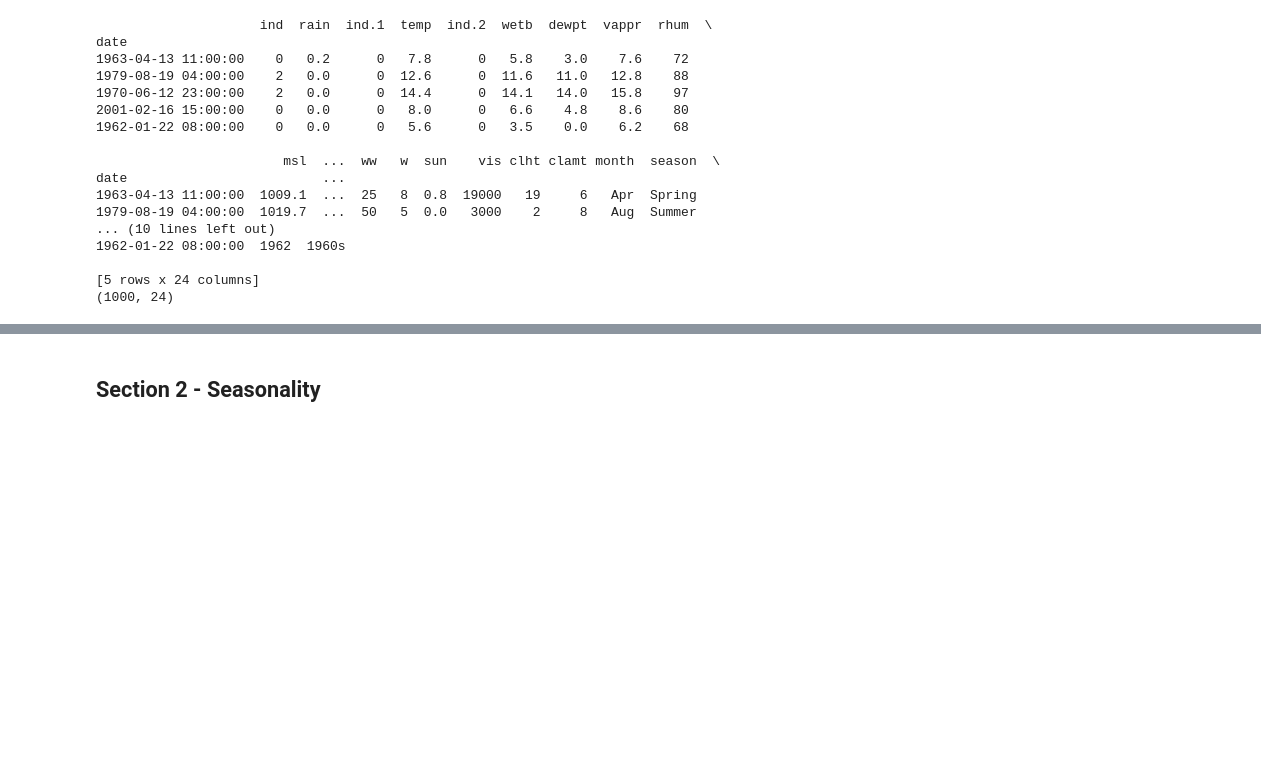
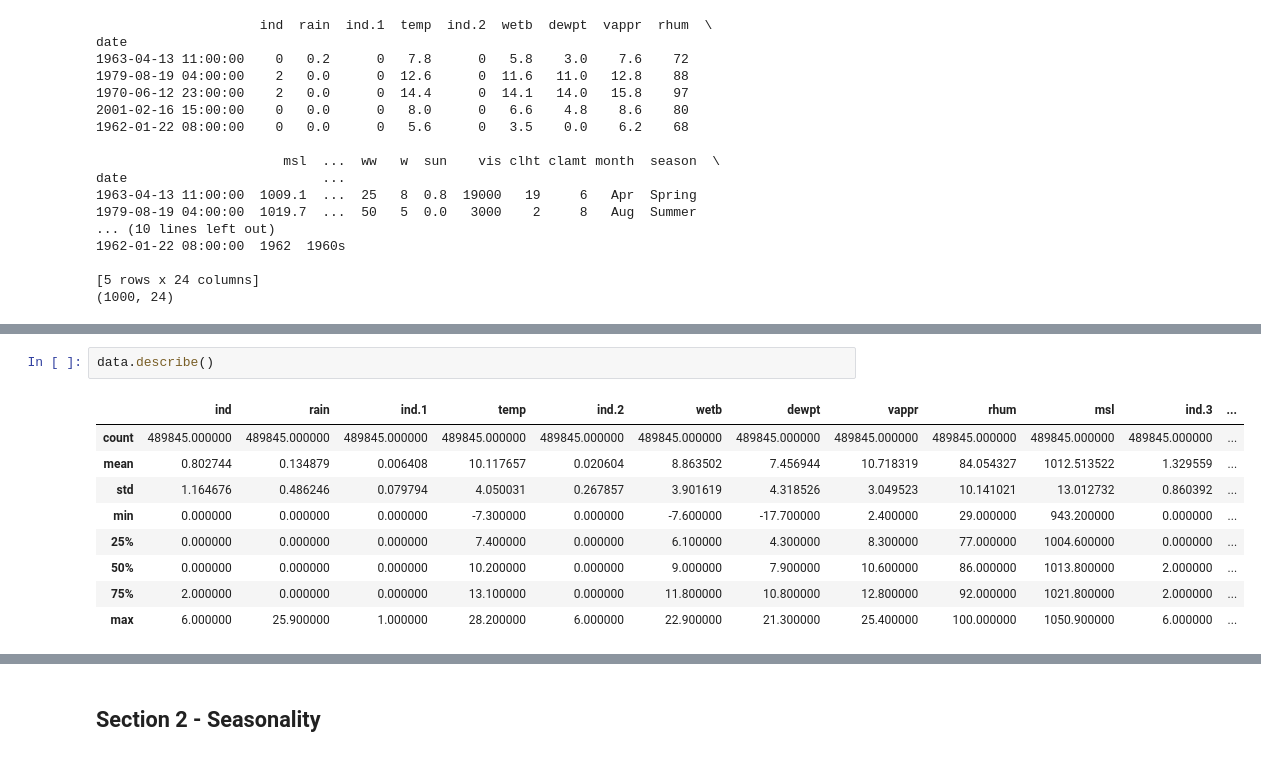
Before and after one commit to EllenMcG/PFDA, a Jupyter notebook: project/project.ipynb, the cells around one changed output, grey strips where cells are left out. Cells and saved outputs as stored; diff of their text form; blank space fills up the shorter version.

```diff
--- a/project/project.ipynb
+++ b/project/project.ipynb
@@ -201,0 +380,12 @@ plt.tight_layout();
+# %%
+data.describe()
+# %% [output]
+|  | ind | rain | ind.1 | temp | ind.2 | wetb | dewpt | vappr | rhum | msl | ind.3 | ... |
+| count | 489845.000000 | 489845.000000 | 489845.000000 | 489845.000000 | 489845.000000 | 489845.000000 | 489845.000000 | 489845.000000 | 489845.000000 | 489845.000000 | 489845.000000 | ... |
+| mean | 0.802744 | 0.134879 | 0.006408 | 10.117657 | 0.020604 | 8.863502 | 7.456944 | 10.718319 | 84.054327 | 1012.513522 | 1.329559 | ... |
+| std | 1.164676 | 0.486246 | 0.079794 | 4.050031 | 0.267857 | 3.901619 | 4.318526 | 3.049523 | 10.141021 | 13.012732 | 0.860392 | ... |
+| min | 0.000000 | 0.000000 | 0.000000 | -7.300000 | 0.000000 | -7.600000 | -17.700000 | 2.400000 | 29.000000 | 943.200000 | 0.000000 | ... |
+| 25% | 0.000000 | 0.000000 | 0.000000 | 7.400000 | 0.000000 | 6.100000 | 4.300000 | 8.300000 | 77.000000 | 1004.600000 | 0.000000 | ... |
+| 50% | 0.000000 | 0.000000 | 0.000000 | 10.200000 | 0.000000 | 9.000000 | 7.900000 | 10.600000 | 86.000000 | 1013.800000 | 2.000000 | ... |
+| 75% | 2.000000 | 0.000000 | 0.000000 | 13.100000 | 0.000000 | 11.800000 | 10.800000 | 12.800000 | 92.000000 | 1021.800000 | 2.000000 | ... |
+| max | 6.000000 | 25.900000 | 1.000000 | 28.200000 | 6.000000 | 22.900000 | 21.300000 | 25.400000 | 100.000000 | 1050.900000 | 6.000000 | ... |
```
Also changed, not shown: parts of 45 cells of this notebook, 5 other files.
